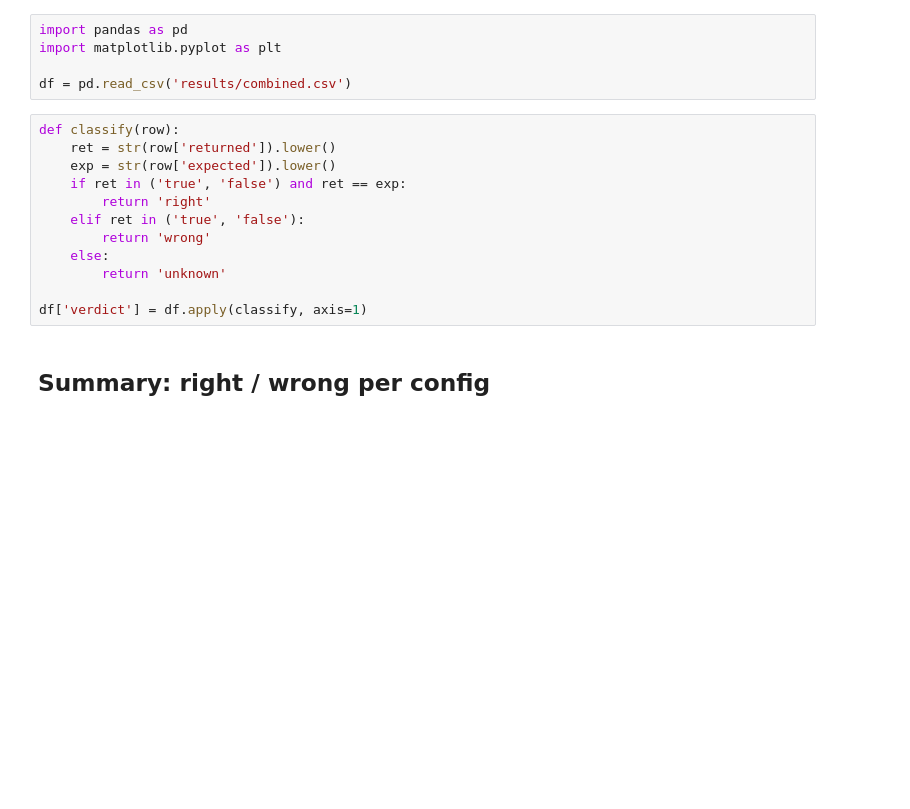
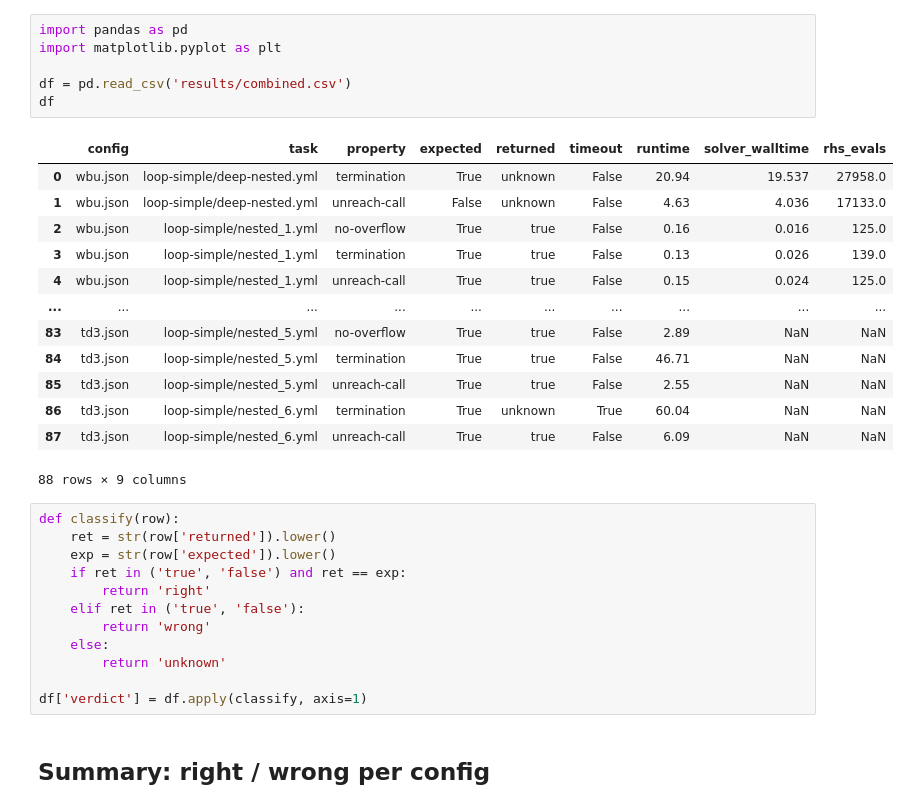
Before and after one commit to arkocal/analyzer, a Jupyter notebook: sv_bench/evaluate.ipynb, the cells around one changed output. Saved outputs shown, nothing was run; the diff lists cells and outputs as text; blank space fills up the shorter version.

```diff
--- a/sv_bench/evaluate.ipynb
+++ b/sv_bench/evaluate.ipynb
@@ -1,8 +1,23 @@
 # %%
 import pandas as pd
 import matplotlib.pyplot as plt
 
 df = pd.read_csv('results/combined.csv')
+df
+# %% [output]
+|  | config | task | property | expected | returned | timeout | runtime | solver_walltime | rhs_evals |
+| 0 | wbu.json | loop-simple/deep-nested.yml | termination | True | unknown | False | 20.94 | 19.537 | 27958.0 |
+| 1 | wbu.json | loop-simple/deep-nested.yml | unreach-call | False | unknown | False | 4.63 | 4.036 | 17133.0 |
+| 2 | wbu.json | loop-simple/nested_1.yml | no-overflow | True | true | False | 0.16 | 0.016 | 125.0 |
+| 3 | wbu.json | loop-simple/nested_1.yml | termination | True | true | False | 0.13 | 0.026 | 139.0 |
+| 4 | wbu.json | loop-simple/nested_1.yml | unreach-call | True | true | False | 0.15 | 0.024 | 125.0 |
+| ... | ... | ... | ... | ... | ... | ... | ... | ... | ... |
+| 83 | td3.json | loop-simple/nested_5.yml | no-overflow | True | true | False | 2.89 | NaN | NaN |
+| 84 | td3.json | loop-simple/nested_5.yml | termination | True | true | False | 46.71 | NaN | NaN |
+| 85 | td3.json | loop-simple/nested_5.yml | unreach-call | True | true | False | 2.55 | NaN | NaN |
+| 86 | td3.json | loop-simple/nested_6.yml | termination | True | unknown | True | 60.04 | NaN | NaN |
+| 87 | td3.json | loop-simple/nested_6.yml | unreach-call | True | true | False | 6.09 | NaN | NaN |
+88 rows × 9 columns
 # %%
 def classify(row):
     ret = str(row['returned']).lower()
```
Also changed, not shown: parts of 2 cells of this notebook, 6 other files.
